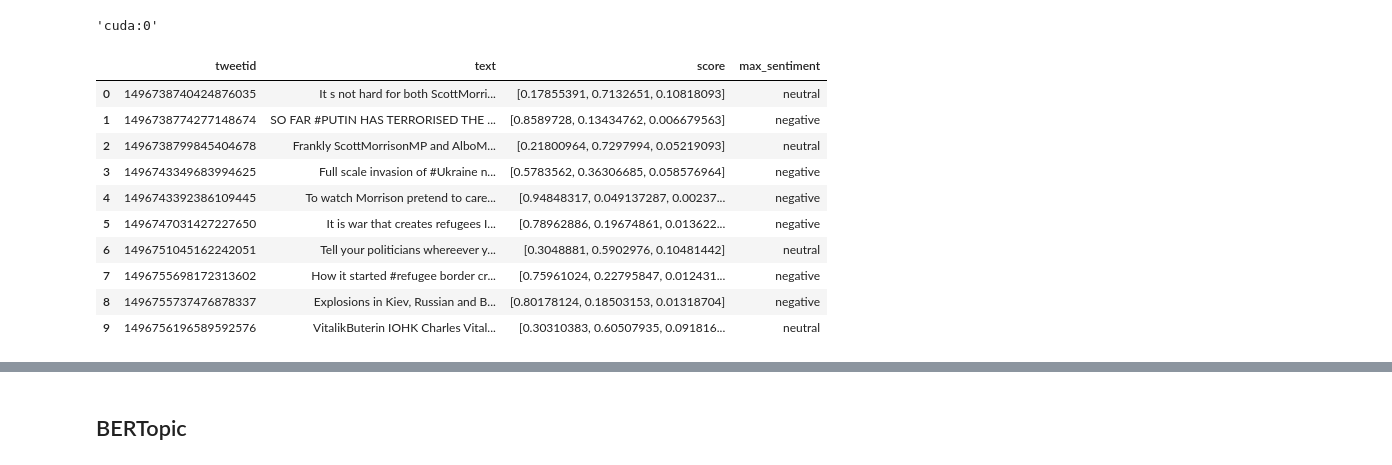
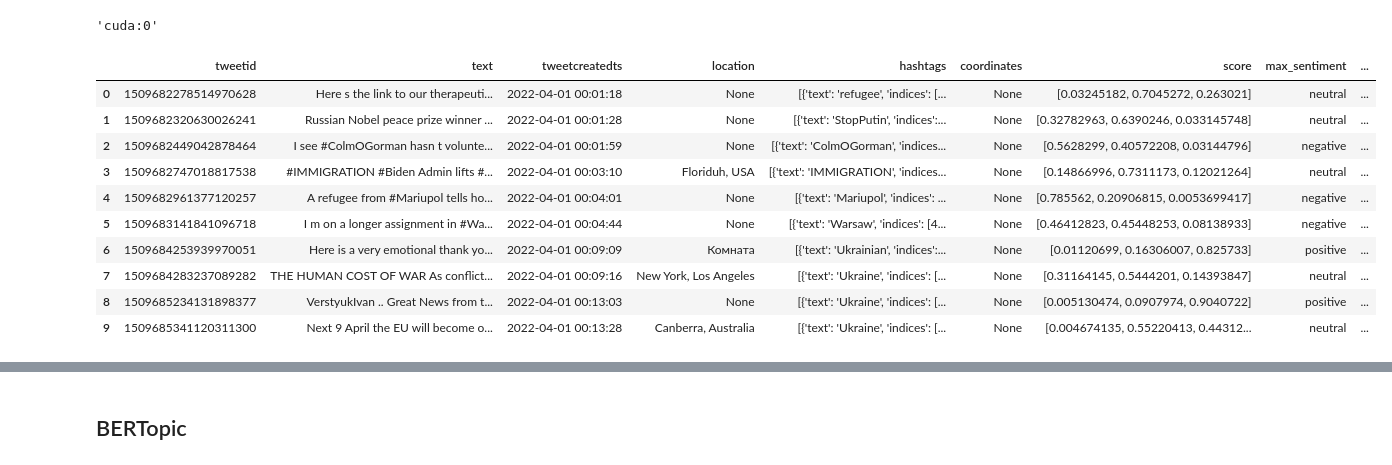
Before and after one commit to RuiaRui/project_CSM, a Jupyter notebook: CSM_ML_Pipeline.ipynb, the cells around one changed output, grey strips where cells are left out. Cells and saved outputs as stored; diff of their text form; code cells hidden in the pictures.

```diff
--- a/CSM_ML_Pipeline.ipynb
+++ b/CSM_ML_Pipeline.ipynb
@@ -32,0 +52,3 @@ df_full.drop('index',axis = 1, inplace = True)
+# %%
+df_full['tweetcreatedts']=df_full.tweetcreatedts.apply(pd.to_datetime)
+df_full
@@ -138,17 +154,18 @@ df_full['neutral_sentiment'] = [x[1] for x in df_full['score']]
 df_full['positive_sentiment'] = [x[2] for x in df_full['score']]
 df_full['max_sentiment'] = [labels[np.argmax(x)] for x in df_full['score']]
 # %%
-df_full[['tweetid','text','score','max_sentiment']].head(10)
+df_sentiment = df_full[['tweetid','text','tweetcreatedts','location','hashtags','coordinates','score','max_sentiment','negative_sentiment','neutral_sentiment','positive_sentiment']]
+df_sentiment.head(10)
 # %% [output]
-|  | tweetid | text | score | max_sentiment |
-| 0 | 1496738740424876035 | It s not hard for both ScottMorri... | [0.17855391, 0.7132651, 0.10818093] | neutral |
-| 1 | 1496738774277148674 | SO FAR #PUTIN HAS TERRORISED THE ... | [0.8589728, 0.13434762, 0.006679563] | negative |
-| 2 | 1496738799845404678 | Frankly ScottMorrisonMP and AlboM... | [0.21800964, 0.7297994, 0.05219093] | neutral |
-| 3 | 1496743349683994625 | Full scale invasion of #Ukraine n... | [0.5783562, 0.36306685, 0.058576964] | negative |
-| 4 | 1496743392386109445 | To watch Morrison pretend to care... | [0.94848317, 0.049137287, 0.00237... | negative |
-| 5 | 1496747031427227650 | It is war that creates refugees I... | [0.78962886, 0.19674861, 0.013622... | negative |
-| 6 | 1496751045162242051 | Tell your politicians whereever y... | [0.3048881, 0.5902976, 0.10481442] | neutral |
-| 7 | 1496755698172313602 | How it started #refugee border cr... | [0.75961024, 0.22795847, 0.012431... | negative |
-| 8 | 1496755737476878337 | Explosions in Kiev, Russian and B... | [0.80178124, 0.18503153, 0.01318704] | negative |
-| 9 | 1496756196589592576 | VitalikButerin IOHK Charles Vital... | [0.30310383, 0.60507935, 0.091816... | neutral |
+|  | tweetid | text | tweetcreatedts | location | hashtags | coordinates | score | max_sentiment | ... |
+| 0 | 1509682278514970628 | Here s the link to our therapeuti... | 2022-04-01 00:01:18 | None | [{'text': 'refugee', 'indices': [... | None | [0.03245182, 0.7045272, 0.263021] | neutral | ... |
+| 1 | 1509682320630026241 | Russian Nobel peace prize winner ... | 2022-04-01 00:01:28 | None | [{'text': 'StopPutin', 'indices':... | None | [0.32782963, 0.6390246, 0.033145748] | neutral | ... |
+| 2 | 1509682449042878464 | I see #ColmOGorman hasn t volunte... | 2022-04-01 00:01:59 | None | [{'text': 'ColmOGorman', 'indices... | None | [0.5628299, 0.40572208, 0.03144796] | negative | ... |
+| 3 | 1509682747018817538 | #IMMIGRATION #Biden Admin lifts #... | 2022-04-01 00:03:10 | Floriduh, USA | [{'text': 'IMMIGRATION', 'indices... | None | [0.14866996, 0.7311173, 0.12021264] | neutral | ... |
+| 4 | 1509682961377120257 | A refugee from #Mariupol tells ho... | 2022-04-01 00:04:01 | None | [{'text': 'Mariupol', 'indices': ... | None | [0.785562, 0.20906815, 0.0053699417] | negative | ... |
+| 5 | 1509683141841096718 | I m on a longer assignment in #Wa... | 2022-04-01 00:04:44 | None | [{'text': 'Warsaw', 'indices': [4... | None | [0.46412823, 0.45448253, 0.08138933] | negative | ... |
+| 6 | 1509684253939970051 | Here is a very emotional thank yo... | 2022-04-01 00:09:09 | Комната | [{'text': 'Ukrainian', 'indices':... | None | [0.01120699, 0.16306007, 0.825733] | positive | ... |
+| 7 | 1509684283237089282 | THE HUMAN COST OF WAR As conflict... | 2022-04-01 00:09:16 | New York, Los Angeles | [{'text': 'Ukraine', 'indices': [... | None | [0.31164145, 0.5444201, 0.14393847] | neutral | ... |
+| 8 | 1509685234131898377 | VerstyukIvan .. Great News from t... | 2022-04-01 00:13:03 | None | [{'text': 'Ukraine', 'indices': [... | None | [0.005130474, 0.0907974, 0.9040722] | positive | ... |
+| 9 | 1509685341120311300 | Next 9 April the EU will become o... | 2022-04-01 00:13:28 | Canberra, Australia | [{'text': 'Ukraine', 'indices': [... | None | [0.004674135, 0.55220413, 0.44312... | neutral | ... |
 # %%
```
Also changed, not shown: parts of 45 cells of this notebook.
